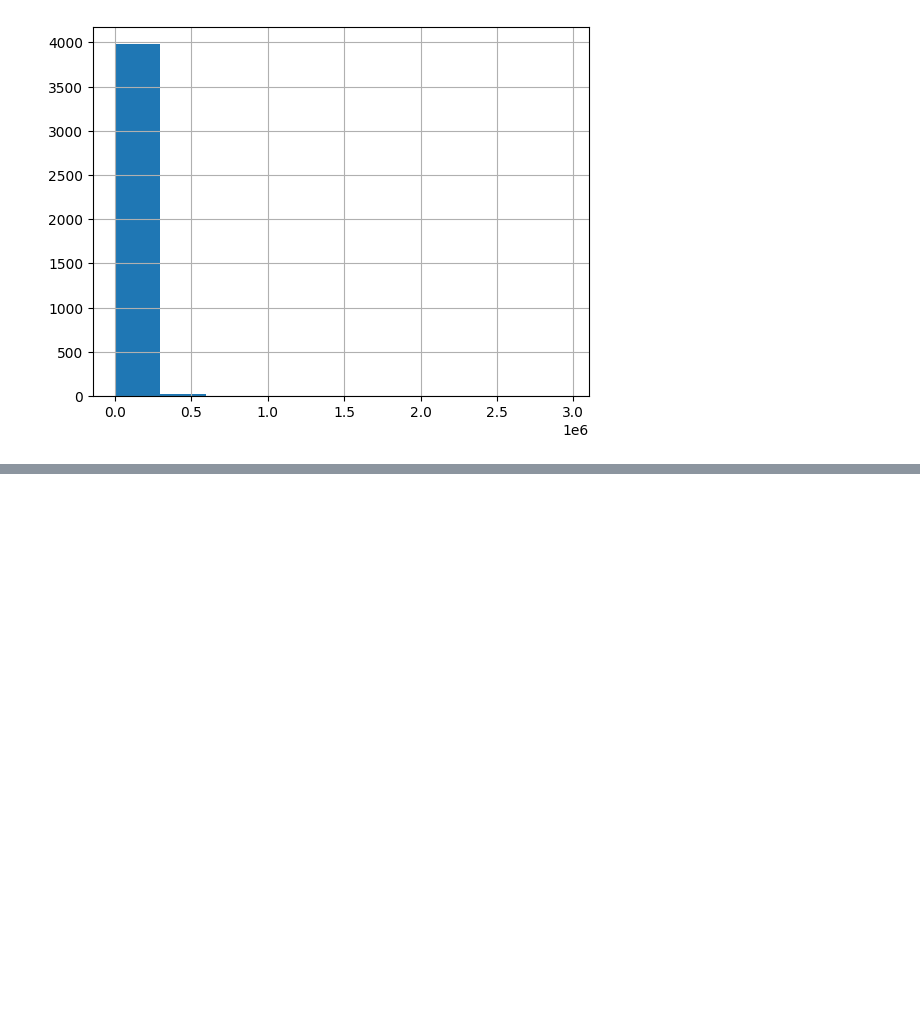
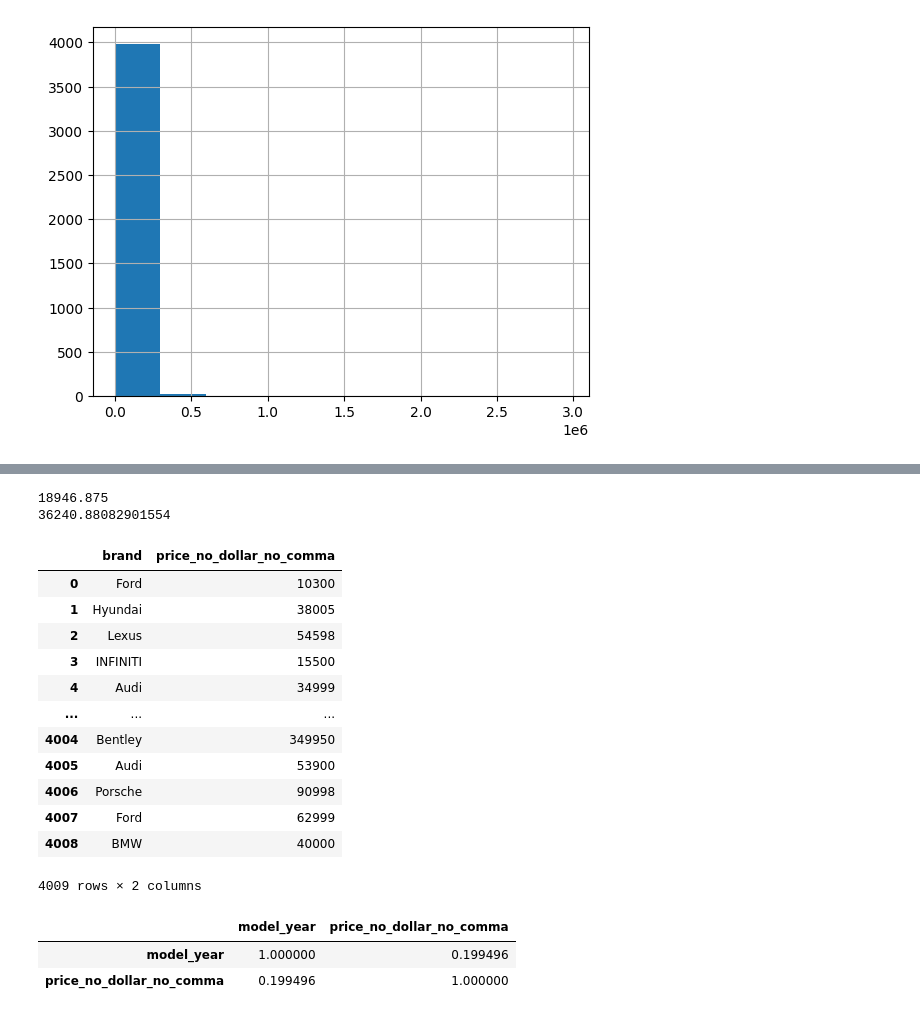
Before and after one commit to vishaltechevangelist/predict_car_price, a Jupyter notebook: notebooks/pandas.ipynb, the cells around one changed output, grey strips where cells are left out. Saved outputs shown, nothing was run; the diff lists cells and outputs as text; code cells hidden in the pictures; blank space fills up the shorter version.

```diff
--- a/notebooks/pandas.ipynb
+++ b/notebooks/pandas.ipynb
@@ -116,0 +142,28 @@ df['price_no_dollar_no_comma'].hist(bins=10)
+# %%
+print(df[df['brand'] == 'Hyundai']['price_no_dollar_no_comma'].mean())
+print(df[df['brand'] == 'Ford']['price_no_dollar_no_comma'].mean())
+# %% [output]
+18946.875
+36240.88082901554
+# %%
+df[['brand', 'price_no_dollar_no_comma']]
+# %% [output]
+|  | brand | price_no_dollar_no_comma |
+| 0 | Ford | 10300 |
+| 1 | Hyundai | 38005 |
+| 2 | Lexus | 54598 |
+| 3 | INFINITI | 15500 |
+| 4 | Audi | 34999 |
+| ... | ... | ... |
+| 4004 | Bentley | 349950 |
+| 4005 | Audi | 53900 |
+| 4006 | Porsche | 90998 |
+| 4007 | Ford | 62999 |
+| 4008 | BMW | 40000 |
+4009 rows × 2 columns
+# %%
+df[['model_year', 'price_no_dollar_no_comma']].corr()
+# %% [output]
+|  | model_year | price_no_dollar_no_comma |
+| model_year | 1.000000 | 0.199496 |
+| price_no_dollar_no_comma | 0.199496 | 1.000000 |
```
Also changed, not shown: parts of 8 cells of this notebook, 5 other files.
